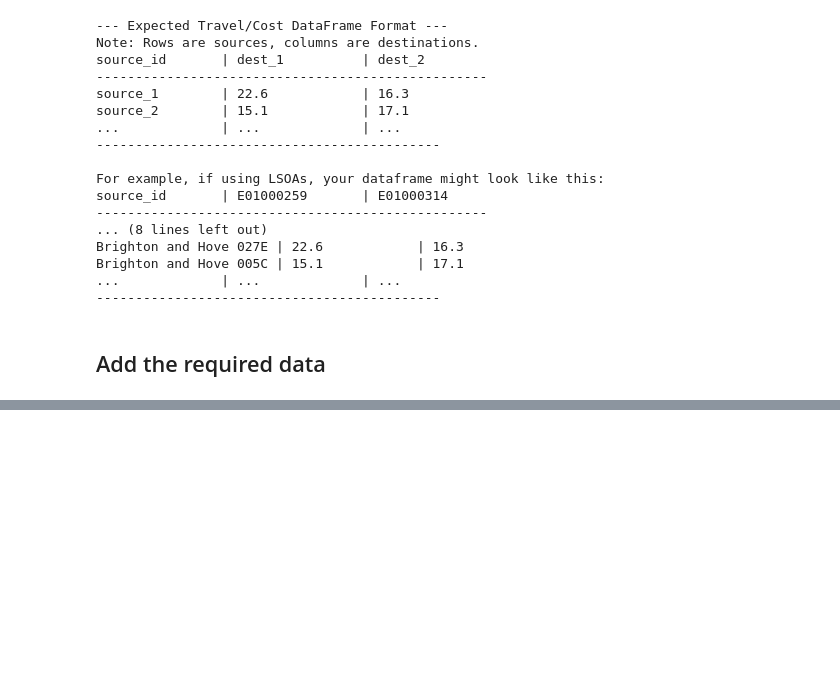
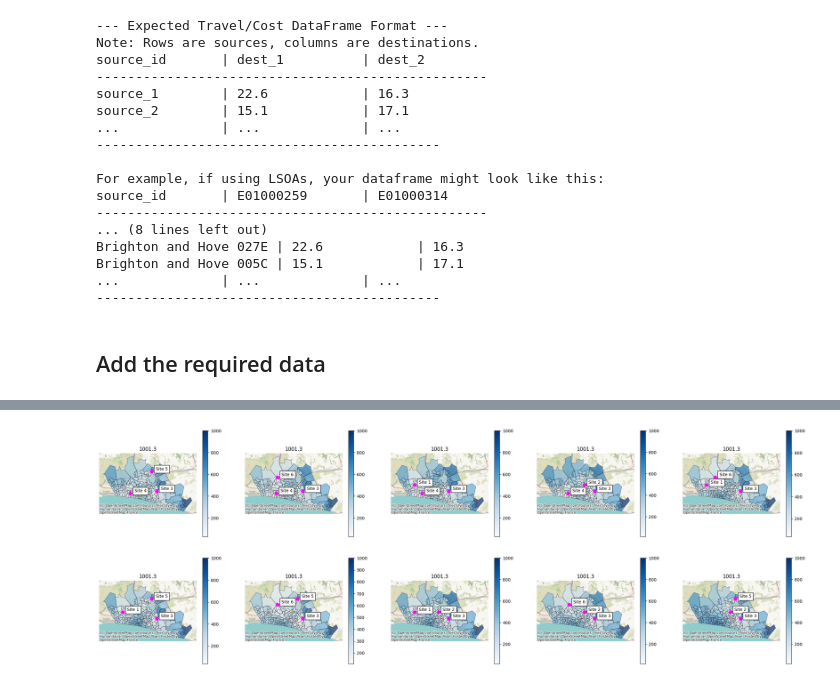
Before and after one commit to hsma-tools/lokigi, a Jupyter notebook: examples/location/simple.ipynb, the cells around one changed output, grey strips where cells are left out. Cells and saved outputs as stored; diff of their text form; code cells hidden in the pictures; blank space fills up the shorter version.

```diff
--- a/examples/location/simple.ipynb
+++ b/examples/location/simple.ipynb
@@ -104,0 +204,4 @@ problem.plot_sites()
+# %%
+solutions.plot_n_best_combinations(problem_class=problem, rank_on="max", subplot_title="{solution['max'].values[0]:.1f}")
+# %% [output]
+[figure, added]
```
Also changed, not shown: parts of 15 cells of this notebook, 4 other files.
